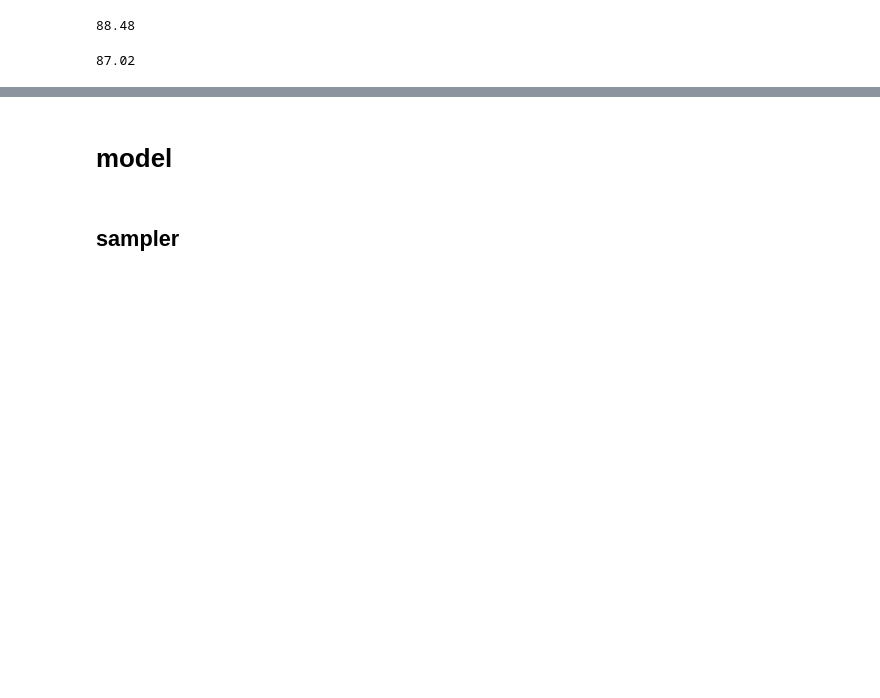
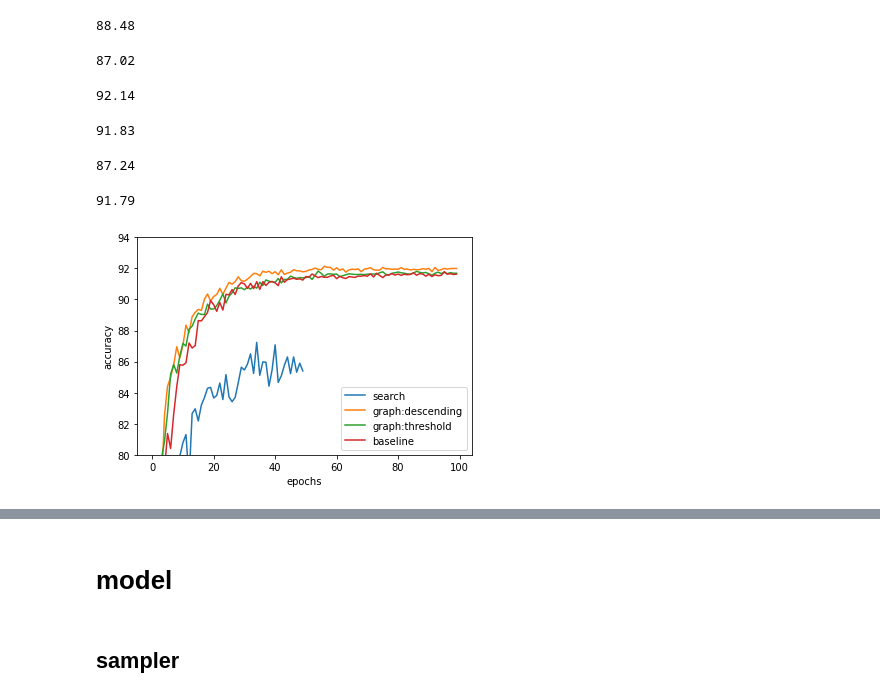
Before and after one commit to tatsuya-sugiyama/notebook, a Jupyter notebook: Untitled0.ipynb, the cells around one changed output, grey strips where cells are left out. Cells and saved outputs as stored; diff of their text form; code cells hidden in the pictures; blank space fills up the shorter version.

```diff
--- a/Untitled0.ipynb
+++ b/Untitled0.ipynb
@@ -10,6 +10,30 @@ t = [50.08, 61.36, 65.4, 71.52, 74.52, 75.34, 77.02, 80.26, 79.92, 80.64, 81.04,
 max(t)
 # %% [output]
 87.02
+# %%
+m = [65.14, 74.03, 76.68, 77.74, 82.53, 84.41, 84.99, 85.8, 86.96, 86.24, 87.04, 88.35, 87.86, 88.89, 89.17, 89.36, 89.29, 90.02, 90.35, 89.9, 90.19, 90.32, 90.72, 90.33, 90.73, 91.1, 90.99, 91.15, 91.46, 91.21, 91.17, 91.31, 91.48, 91.68, 91.66, 91.52, 91.82, 91.75, 91.82, 91.66, 91.79, 91.59, 91.91, 91.61, 91.7, 91.75, 91.92, 91.85, 91.84, 91.78, 91.81, 91.9, 91.93, 92.02, 91.94, 91.92, 92.14, 92.07, 92.07, 91.89, 92.04, 91.88, 91.97, 91.76, 91.9, 91.95, 91.93, 91.97, 91.79, 91.95, 91.99, 92.05, 91.91, 91.89, 91.89, 92.06, 91.97, 91.98, 91.94, 91.96, 91.95, 92.05, 91.94, 91.96, 91.9, 91.94, 91.91, 91.93, 91.98, 91.95, 92.0, 91.79, 92.06, 91.87, 91.92, 92.0, 91.96, 91.99, 92.0, 92.0]
+mp = 20851530
+max(m)
+# %% [output]
+92.14
+# %%
+e = [60.81, 71.68, 78.06, 79.72, 80.85, 82.69, 85.19, 85.81, 85.26, 86.36, 87.17, 87.0, 88.09, 88.28, 88.74, 89.12, 89.04, 89.03, 89.7, 89.38, 89.39, 89.6, 89.95, 90.36, 89.78, 90.21, 90.43, 90.75, 90.71, 90.75, 90.63, 90.79, 90.67, 90.85, 90.73, 91.11, 90.9, 91.26, 91.18, 91.13, 91.11, 91.35, 91.07, 91.29, 91.3, 91.5, 91.42, 91.36, 91.41, 91.39, 91.41, 91.48, 91.29, 91.56, 91.83, 91.68, 91.49, 91.64, 91.65, 91.62, 91.64, 91.47, 91.53, 91.59, 91.65, 91.63, 91.61, 91.61, 91.62, 91.6, 91.63, 91.64, 91.64, 91.63, 91.72, 91.78, 91.62, 91.57, 91.69, 91.72, 91.77, 91.72, 91.69, 91.65, 91.62, 91.7, 91.81, 91.75, 91.71, 91.74, 91.66, 91.56, 91.69, 91.76, 91.67, 91.74, 91.66, 91.73, 91.69, 91.69]
+ep = 20273226
+max(e)
+# %% [output]
+91.83
+# %%
+s = [43.64, 55.54, 60.72, 65.1, 70.76, 68.12, 73.32, 75.58, 77.46, 79.92, 80.78, 81.3, 78.36, 82.66, 82.96, 82.18, 83.2, 83.68, 84.28, 84.34, 83.66, 83.82, 84.62, 83.56, 85.16, 83.72, 83.42, 83.7, 84.64, 85.64, 85.46, 85.84, 86.5, 85.24, 87.24, 85.12, 85.98, 85.96, 84.42, 85.46, 87.08, 84.66, 85.08, 85.76, 86.3, 85.22, 86.3, 85.32, 85.9, 85.4]
+sp = 26298058
+max(s)
+# %% [output]
+87.24
+# %%
+b = [45.05, 63.48, 69.46, 76.87, 79.03, 81.37, 80.41, 82.61, 84.39, 85.8, 85.77, 85.92, 87.2, 86.88, 87.03, 88.64, 88.62, 88.89, 89.16, 89.93, 89.67, 89.24, 89.81, 89.32, 90.33, 90.3, 90.64, 90.32, 90.87, 91.09, 91.0, 90.71, 91.04, 90.7, 91.15, 90.65, 91.15, 90.9, 91.11, 91.16, 91.07, 90.89, 91.46, 91.11, 91.28, 91.32, 91.37, 91.3, 91.33, 91.25, 91.48, 91.43, 91.64, 91.52, 91.41, 91.48, 91.43, 91.43, 91.51, 91.55, 91.34, 91.49, 91.4, 91.35, 91.47, 91.45, 91.42, 91.51, 91.5, 91.54, 91.5, 91.65, 91.45, 91.69, 91.55, 91.41, 91.57, 91.58, 91.66, 91.57, 91.64, 91.55, 91.63, 91.59, 91.62, 91.72, 91.56, 91.66, 91.64, 91.5, 91.62, 91.48, 91.59, 91.53, 91.55, 91.79, 91.63, 91.66, 91.61, 91.63]
+bp = 20040522
+max(b)
+# %% [output]
+91.79
 # %%
 x = [4., 6., 6., 6., 6., 8., 6., 6., 6., 6., 6., 6., 6., 6., 6., 4., 4., 4.,
         4., 4., 4., 4., 4., 4., 4., 4., 2., 2., 2., 4., 4., 2., 2., 4., 0., 2.,
@@ -39,3 +63,21 @@ import torch.utils.data #データセット読み込み関連
 import torchvision #画像関連
 from torchvision import datasets, models, transforms #画像用データセット諸々
 import torch.backends.cudnn as cudnn
+# %%
+fig = plt.figure()
+
+times = len(m)
+plt.plot(np.arange(len(s)), s, label="search")
+plt.plot(np.arange(times), m, label="graph:descending")
+plt.plot(np.arange(times), e, label="graph:threshold")
+plt.plot(np.arange(times), b, label="baseline")
+
+plt.ylim([80, 94])
+
+plt.xlabel("epochs")
+plt.ylabel("accuracy")
+plt.legend()
+plt.show()
+fig.savefig(os.path.join("", "graph.png"))
+# %% [output]
+[figure, added]
```
Also changed, not shown: parts of 8 cells of this notebook, 6 other files.
